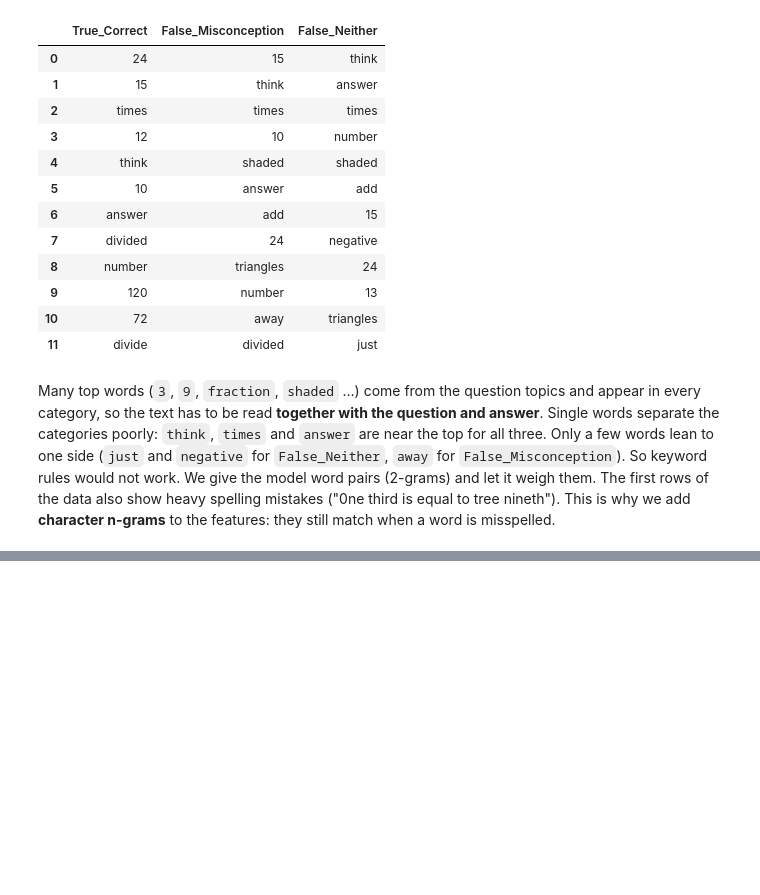
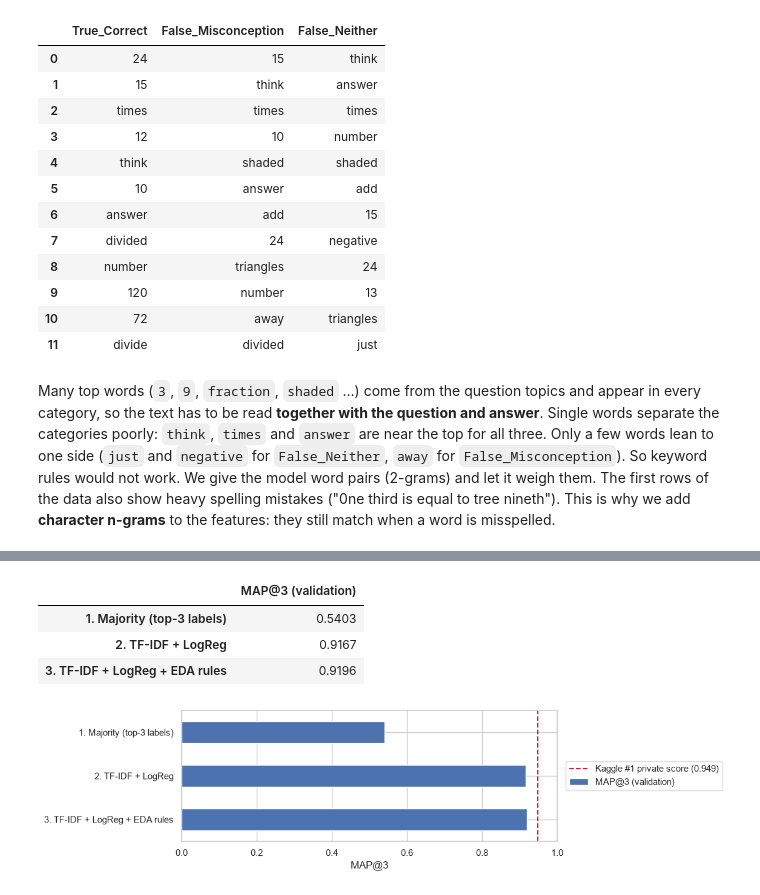
Before and after one commit to ceng313-2026/GROUP31_CENG313, a Jupyter notebook: assignment1_eda_baseline.ipynb, the cells around one changed output, grey strips where cells are left out. Cells and saved outputs as stored; diff of their text form; code cells hidden in the pictures; blank space fills up the shorter version.

Commit message:
Add preprocessing and baseline models

```diff
--- a/assignment1_eda_baseline.ipynb
+++ b/assignment1_eda_baseline.ipynb
@@ -300,0 +334,7 @@ The first rows of the data also show heavy spelling mistakes ("0ne third is equa
+# %%
+tr, val = train_test_split(train, test_size=0.2, random_state=42, stratify=train["Category"])
+correct_tr = find_correct_answers(tr)
+tr, val = preprocess(tr, correct_tr), preprocess(val, correct_tr)
+labels_per_question = tr.groupby("QuestionId")["target"].agg(set).to_dict()
+print("train:", tr.shape, " validation:", val.shape)
+print("validation labels never seen in train:", (~val["target"].isin(tr["target"])).sum())
@@ -300,0 +363,4 @@ The first rows of the data also show heavy spelling mistakes ("0ne third is equa
+# %%
+scores = {}
+scores["1. Majority (top-3 labels)"] = map_at_3(val["target"], majority_top3(tr["target"], len(val)))
+print("Majority prediction:", majority_top3(tr["target"], 1)[0])
@@ -300,0 +369,5 @@ The first rows of the data also show heavy spelling mistakes ("0ne third is equa
+# %%
+%%time
+model = train_baseline(tr["text"], tr["target"])
+proba = model.predict_proba(val["text"])
+classes = model.classes_
@@ -300,0 +377,23 @@ The first rows of the data also show heavy spelling mistakes ("0ne third is equa
+# %%
+pred_plain = top3_from_proba(proba, classes)
+pred_rules = top3_from_proba(proba, classes, allowed_mask(val, classes, labels_per_question))
+scores["2. TF-IDF + LogReg"] = map_at_3(val["target"], pred_plain)
+scores["3. TF-IDF + LogReg + EDA rules"] = map_at_3(val["target"], pred_rules)
+
+results = pd.Series(scores, name="MAP@3 (validation)").round(4)
+results.to_frame()
+# %% [output]
+|  | MAP@3 (validation) |
+| 1. Majority (top-3 labels) | 0.5403 |
+| 2. TF-IDF + LogReg | 0.9167 |
+| 3. TF-IDF + LogReg + EDA rules | 0.9196 |
+# %%
+ax = results.plot.barh(color="#4C72B0", figsize=(8, 2.8))
+ax.axvline(0.949, color="crimson", ls="--", label="Kaggle #1 private score (0.949)")
+ax.set_xlim(0, 1)
+ax.set_xlabel("MAP@3")
+ax.invert_yaxis()
+ax.legend(loc="center left", bbox_to_anchor=(1.01, 0.5))
+plt.show()
+# %% [output]
+[figure, added]
```
Also changed, not shown: parts of 12 cells of this notebook, 1 other file.
